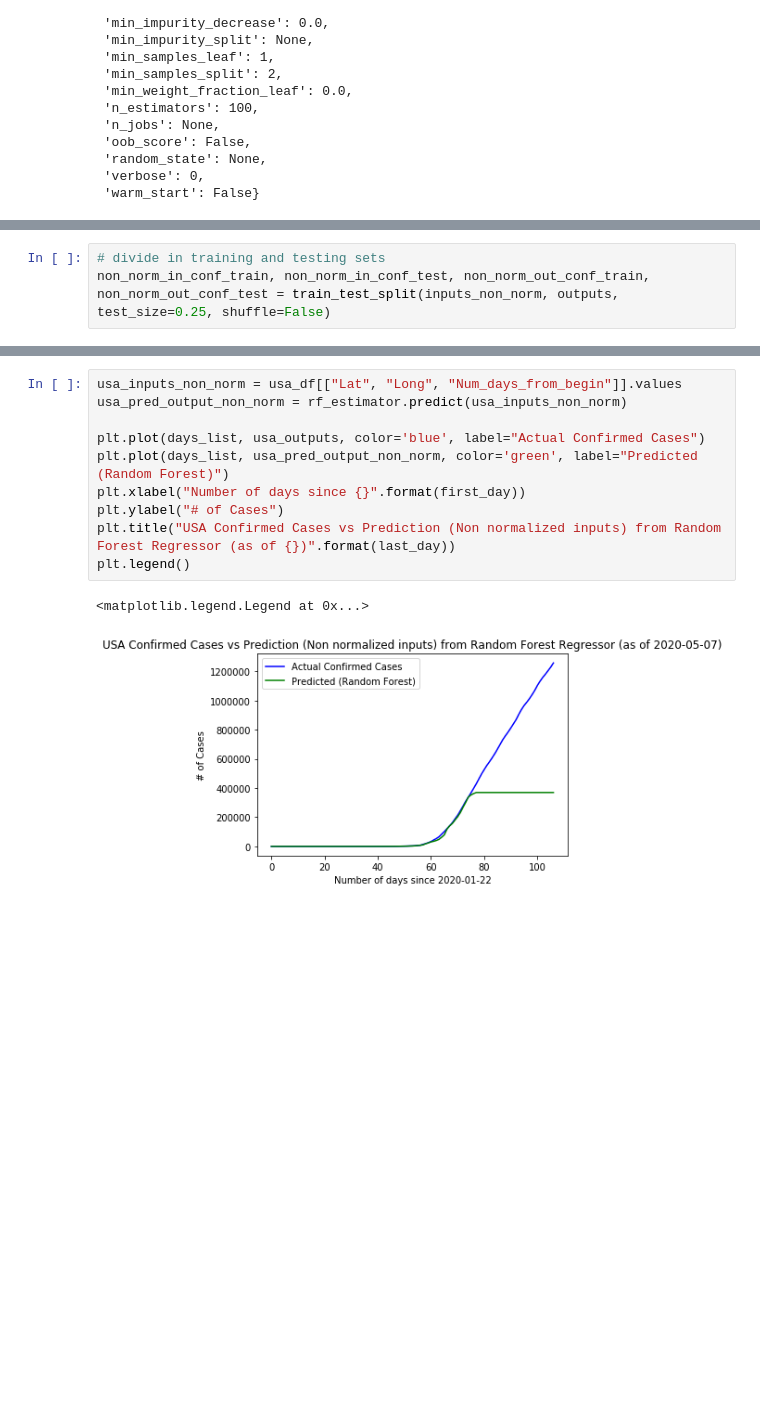
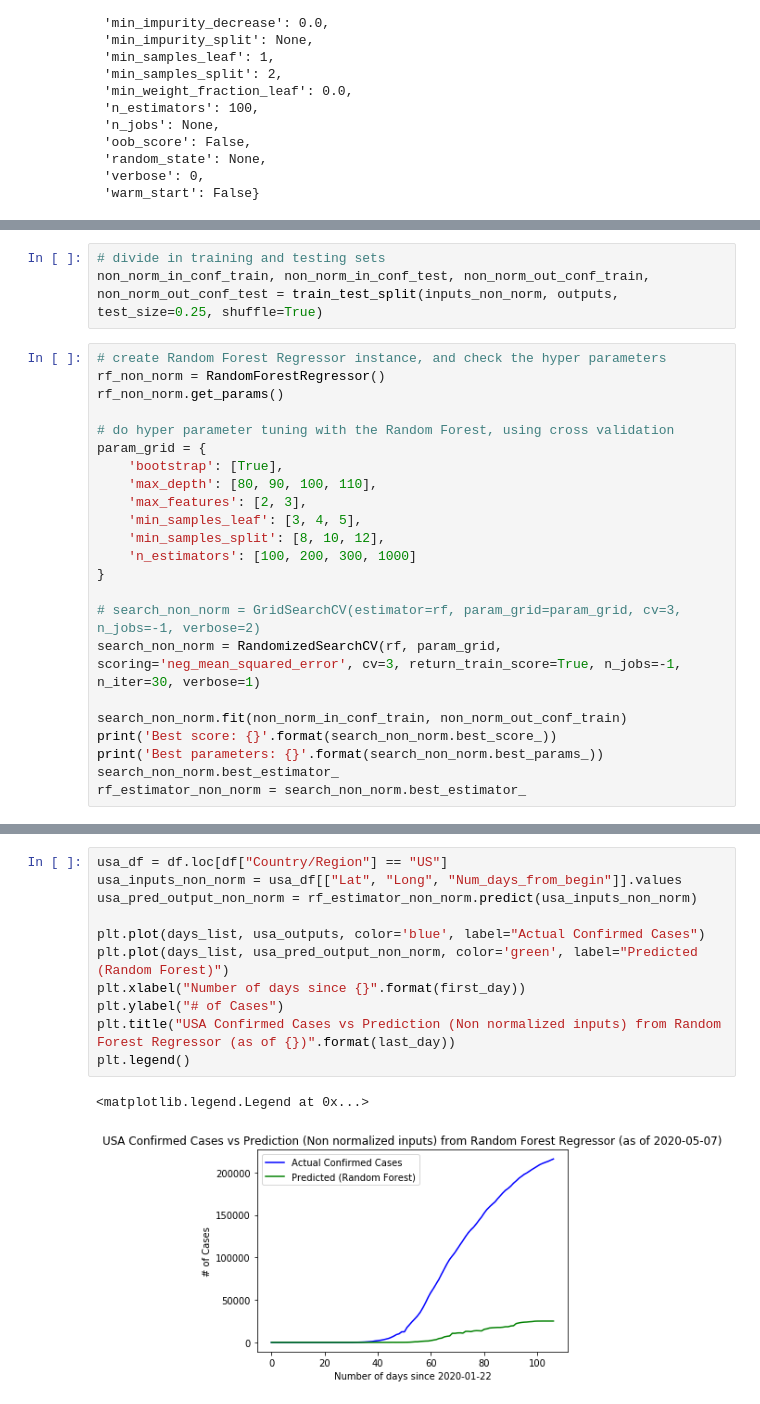
Before and after one commit to EduRibeiro00/CovidForecast-feup-iart, a Jupyter notebook: proj2/covid_analysis_rf.ipynb, the cells around one changed output, grey strips where cells are left out. Drawn from its saved outputs; the diff is of its cells as text; blank space fills up the shorter version.

```diff
--- a/proj2/covid_analysis_rf.ipynb
+++ b/proj2/covid_analysis_rf.ipynb
@@ -160,4 +184,27 @@ array([[ 33.      ,  65.      ,   0.      ],
        [-20.      ,  30.      , 106.      ]])
 # %%
 # divide in training and testing sets
-non_norm_in_conf_train, non_norm_in_conf_test, non_norm_out_conf_train, non_norm_out_conf_test = train_test_split(inputs_non_norm, outputs, test_size=0.25, shuffle=False)
+non_norm_in_conf_train, non_norm_in_conf_test, non_norm_out_conf_train, non_norm_out_conf_test = train_test_split(inputs_non_norm, outputs, test_size=0.25, shuffle=True)
+# %%
+# create Random Forest Regressor instance, and check the hyper parameters
+rf_non_norm = RandomForestRegressor()
+rf_non_norm.get_params()
+
+# do hyper parameter tuning with the Random Forest, using cross validation
+param_grid = {
+    'bootstrap': [True],
+    'max_depth': [80, 90, 100, 110],
+    'max_features': [2, 3],
+    'min_samples_leaf': [3, 4, 5],
+    'min_samples_split': [8, 10, 12],
+    'n_estimators': [100, 200, 300, 1000]
+}
+
+# search_non_norm = GridSearchCV(estimator=rf, param_grid=param_grid, cv=3, n_jobs=-1, verbose=2)
+search_non_norm = RandomizedSearchCV(rf, param_grid, scoring='neg_mean_squared_error', cv=3, return_train_score=True, n_jobs=-1, n_iter=30, verbose=1)
+
+search_non_norm.fit(non_norm_in_conf_train, non_norm_out_conf_train)
+print('Best score: {}'.format(search_non_norm.best_score_))
+print('Best parameters: {}'.format(search_non_norm.best_params_))
+search_non_norm.best_estimator_
+rf_estimator_non_norm = search_non_norm.best_estimator_
@@ -176,13 +234,14 @@ MSE: 1786954202.8617067
 # %%
+usa_df = df.loc[df["Country/Region"] == "US"]
 usa_inputs_non_norm = usa_df[["Lat", "Long", "Num_days_from_begin"]].values
-usa_pred_output_non_norm = rf_estimator.predict(usa_inputs_non_norm)
+usa_pred_output_non_norm = rf_estimator_non_norm.predict(usa_inputs_non_norm)
 
 plt.plot(days_list, usa_outputs, color='blue', label="Actual Confirmed Cases")
 plt.plot(days_list, usa_pred_output_non_norm, color='green', label="Predicted (Random Forest)")
 plt.xlabel("Number of days since {}".format(first_day))
 plt.ylabel("# of Cases")
 plt.title("USA Confirmed Cases vs Prediction (Non normalized inputs) from Random Forest Regressor (as of {})".format(last_day))
 plt.legend()
 # %% [output]
 <matplotlib.legend.Legend at 0x...>
-[figure, old version]
+[figure, new version]
```
Also changed, not shown: parts of 13 cells of this notebook, 3 other files.
